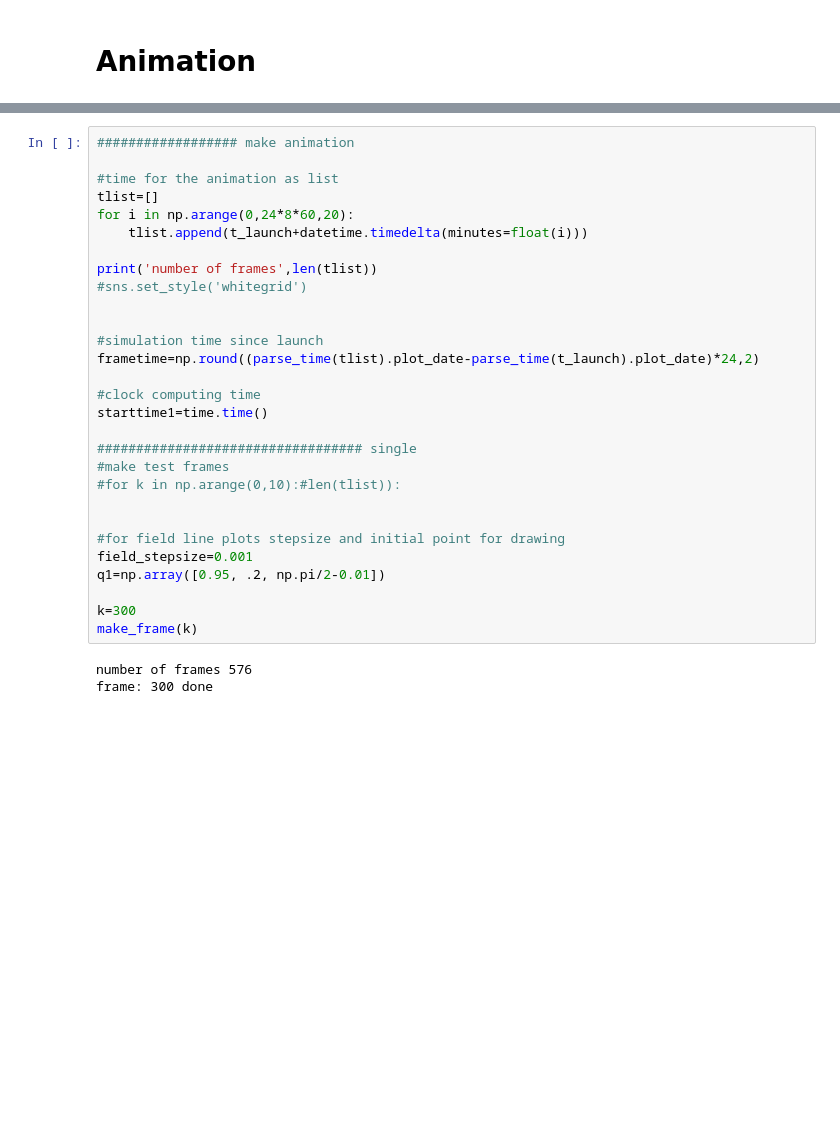
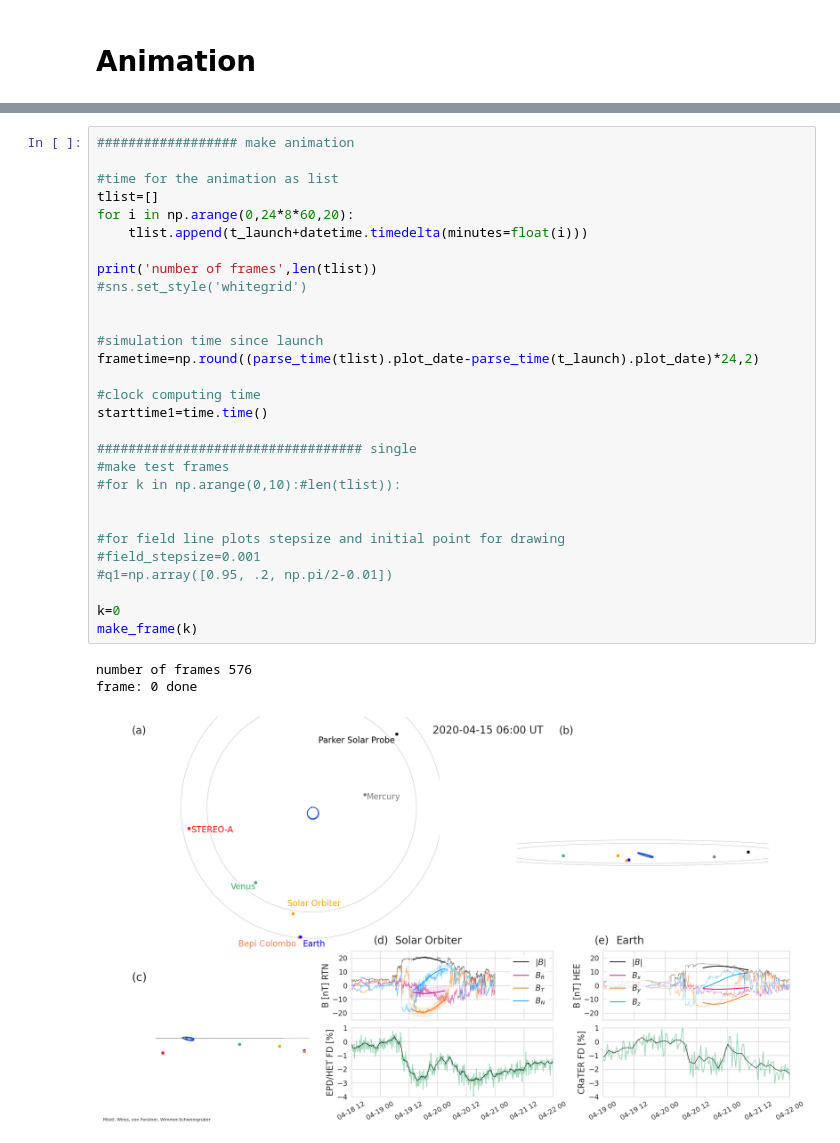
Before and after one commit to cmoestl/solar_orbiter, a Jupyter notebook: forstner_2020_visuals.ipynb, the cells around one changed output, grey strips where cells are left out. Drawn from its saved outputs; the diff is of its cells as text; blank space fills up the shorter version.

```diff
--- a/forstner_2020_visuals.ipynb
+++ b/forstner_2020_visuals.ipynb
@@ -1408,35 +1416,36 @@ def make_frame(k):
 # %%
 ################## make animation
 
 #time for the animation as list
 tlist=[]
 for i in np.arange(0,24*8*60,20):
     tlist.append(t_launch+datetime.timedelta(minutes=float(i)))
 
 print('number of frames',len(tlist))
 #sns.set_style('whitegrid')
 
 
 #simulation time since launch
 frametime=np.round((parse_time(tlist).plot_date-parse_time(t_launch).plot_date)*24,2)
 
 #clock computing time
 starttime1=time.time()
 
 ################################## single
 #make test frames
 #for k in np.arange(0,10):#len(tlist)):
 
 
 #for field line plots stepsize and initial point for drawing
-field_stepsize=0.001
-q1=np.array([0.95, .2, np.pi/2-0.01])
+#field_stepsize=0.001
+#q1=np.array([0.95, .2, np.pi/2-0.01])
 
-k=300
+k=0
 make_frame(k)
 # %% [output]
 number of frames 576
-frame: 300 done
+frame: 0 done
+[figure, added]
 # %%
 ############################## multi
 #number of processes depends on your machines memory; check with command line "top"
```
Also changed, not shown: parts of 3 cells of this notebook.
